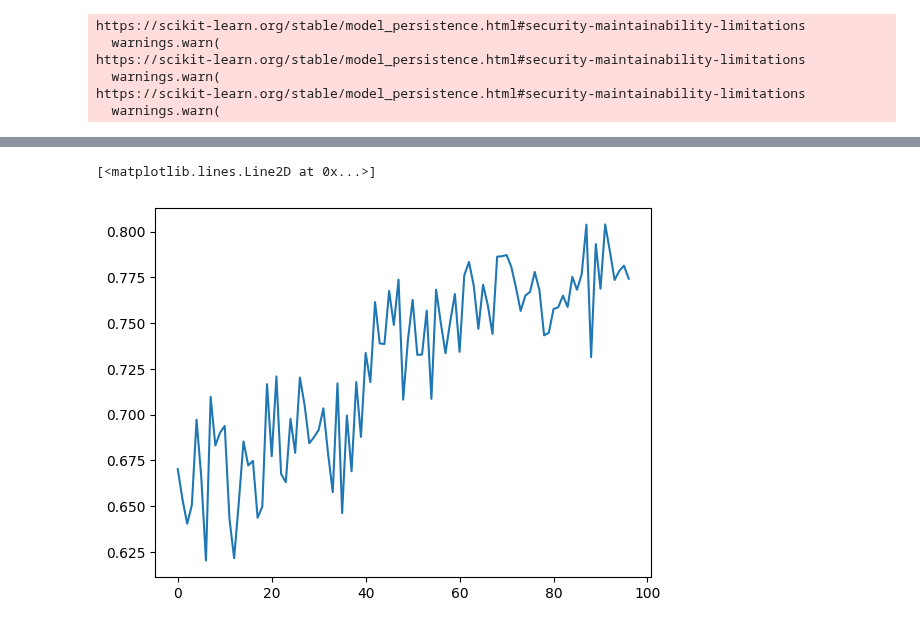
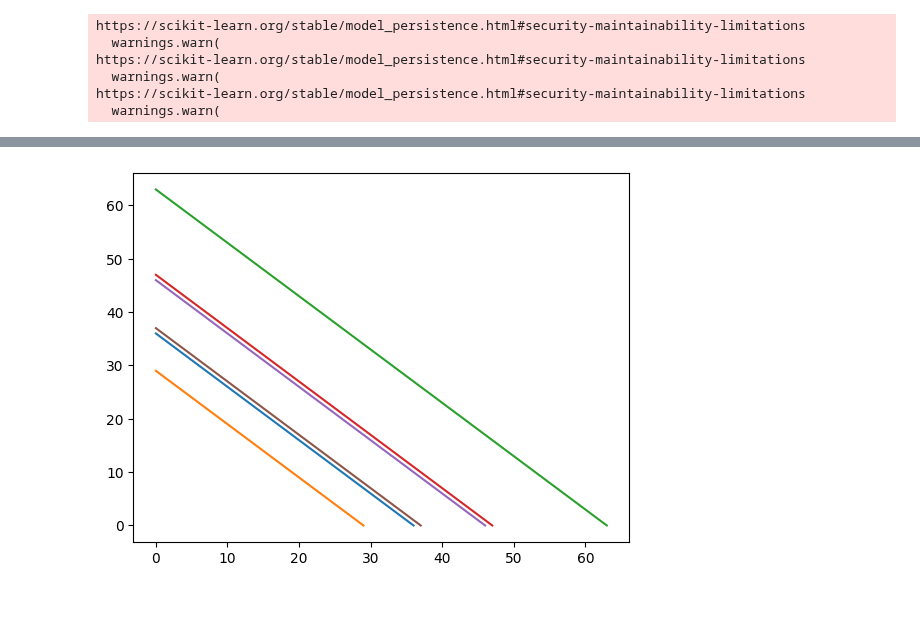
Before and after one commit to tilman151/crule, a Jupyter notebook: data-scenario-analysis.ipynb, the cells around one changed output, grey strips where cells are left out. Cells and saved outputs as stored; diff of their text form; code cells hidden in the pictures.

```diff
--- a/data-scenario-analysis.ipynb
+++ b/data-scenario-analysis.ipynb
@@ -342,5 +451,5 @@ plt.plot(predictions)
-# %%
-plt.plot([dataset.dataset[i][0][7, -1].item() for i in range(len(dataset.dataset))])
-# %% [output]
-[<matplotlib.lines.Line2D at 0x...>]
-[figure, removed]
+# %%
+for label in dm.data["test"][1]:
+    plt.plot(label)
+# %% [output]
+[figure, added]
```
Also changed, not shown: parts of 17 cells of this notebook, 7 other files.
